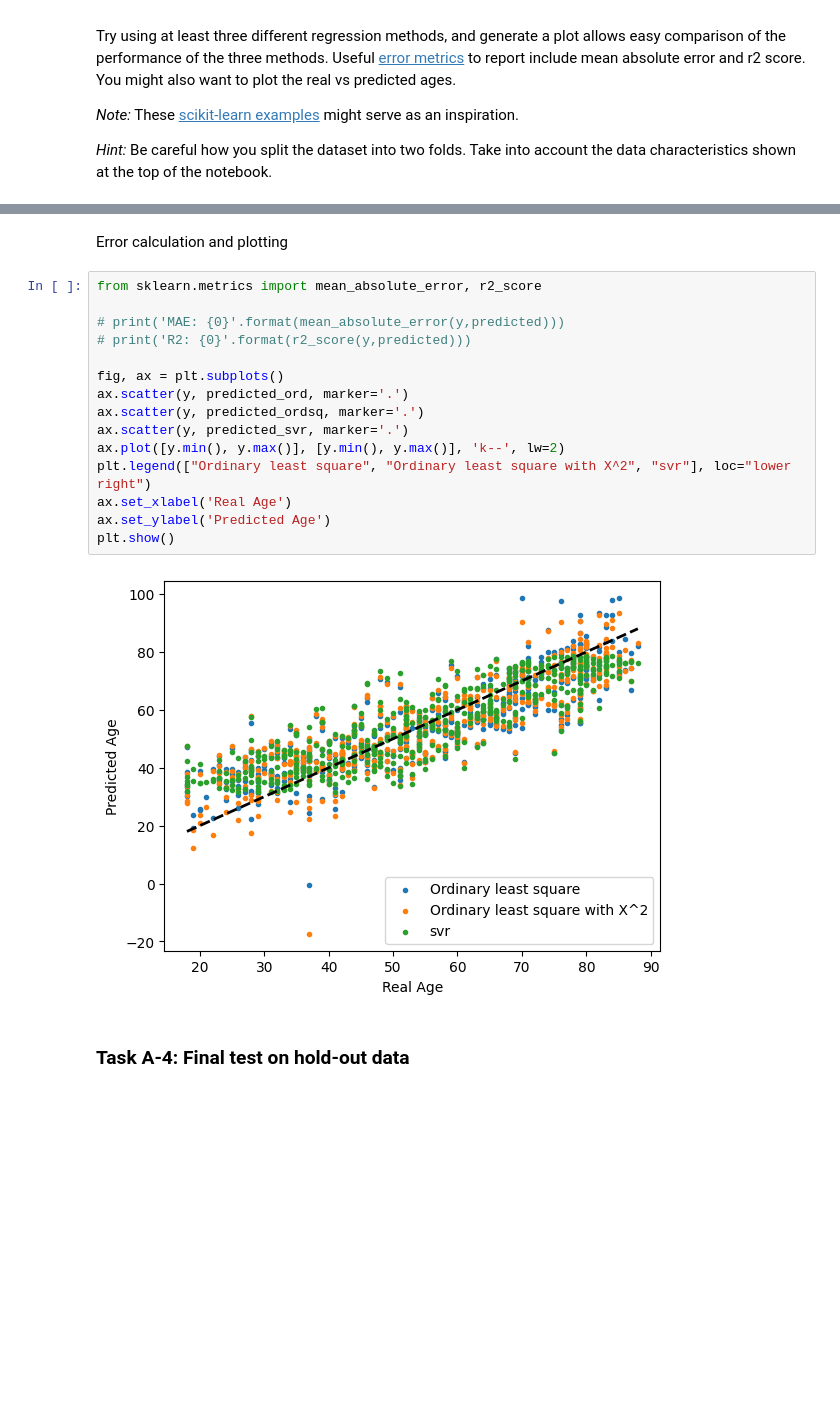
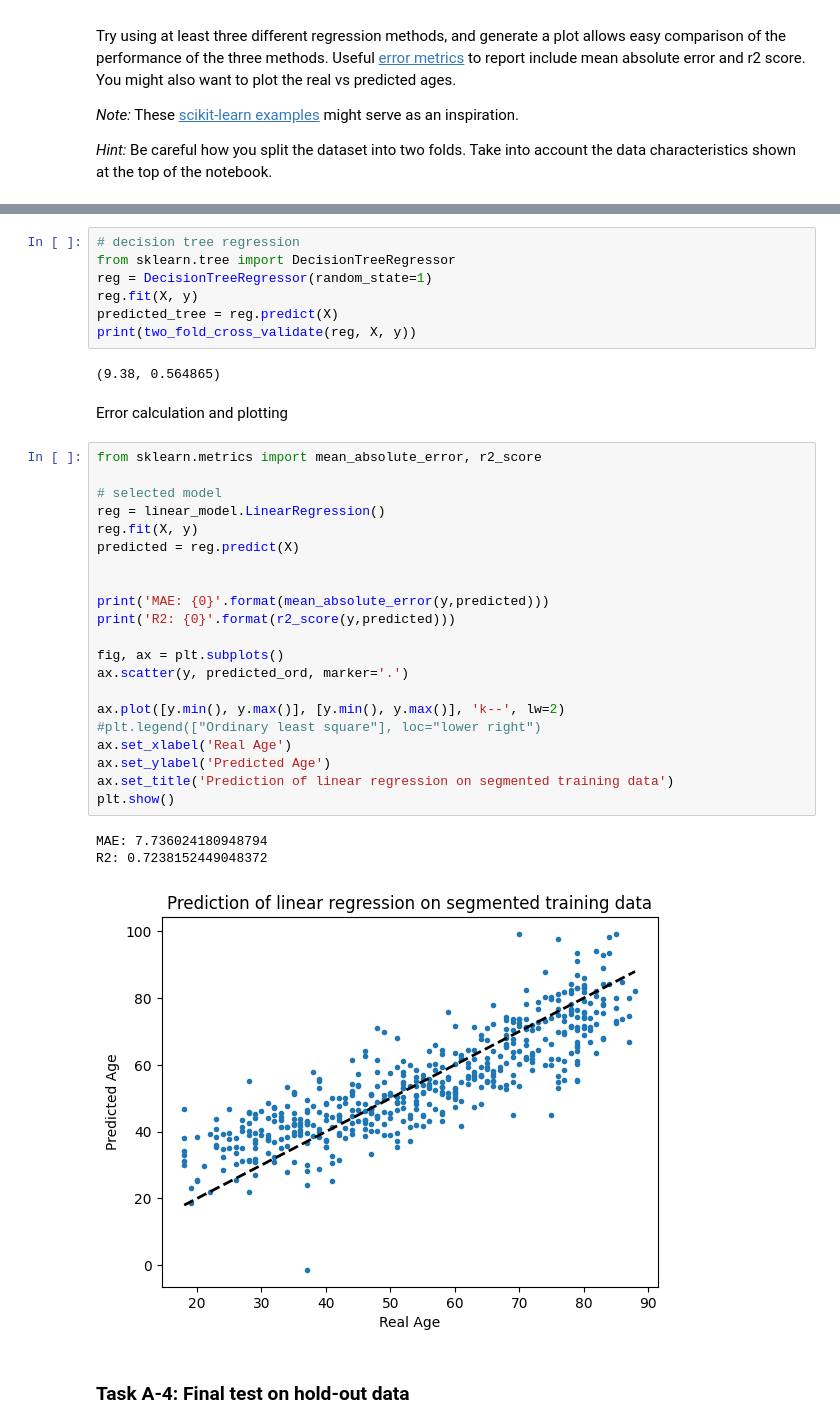
Before and after one commit to jdy22/ml_for_imaging, a Jupyter notebook: CW-Brain-Age-Regression.ipynb, the cells around one changed output, grey strips where cells are left out. Cells and saved outputs as stored; diff of their text form; blank space fills up the shorter version.

```diff
--- a/CW-Brain-Age-Regression.ipynb
+++ b/CW-Brain-Age-Regression.ipynb
@@ -876,22 +875,39 @@ print(two_fold_cross_validate(reg, X, np.ravel(y)))
+# %%
+# decision tree regression
+from sklearn.tree import DecisionTreeRegressor
+reg = DecisionTreeRegressor(random_state=1)
+reg.fit(X, y)
+predicted_tree = reg.predict(X)
+print(two_fold_cross_validate(reg, X, y))
+# %% [output]
+(9.38, 0.564865)
 # %% [markdown]
 Error calculation and plotting
 # %%
 from sklearn.metrics import mean_absolute_error, r2_score
 
-# print('MAE: {0}'.format(mean_absolute_error(y,predicted)))
-# print('R2: {0}'.format(r2_score(y,predicted)))
+# selected model
+reg = linear_model.LinearRegression()
+reg.fit(X, y)
+predicted = reg.predict(X)
+
+
+print('MAE: {0}'.format(mean_absolute_error(y,predicted)))
+print('R2: {0}'.format(r2_score(y,predicted)))
 
 fig, ax = plt.subplots()
 ax.scatter(y, predicted_ord, marker='.')
-ax.scatter(y, predicted_ordsq, marker='.')
-ax.scatter(y, predicted_svr, marker='.')
+
 ax.plot([y.min(), y.max()], [y.min(), y.max()], 'k--', lw=2)
-plt.legend(["Ordinary least square", "Ordinary least square with X^2", "svr"], loc="lower right")
+#plt.legend(["Ordinary least square"], loc="lower right")
 ax.set_xlabel('Real Age')
 ax.set_ylabel('Predicted Age')
+ax.set_title('Prediction of linear regression on segmented training data')
 plt.show()
 # %% [output]
+MAE: 7.736024180948794
+R2: 0.7238152449048372
-[figure, old version]
+[figure, new version]
 # %% [markdown]
 ### Task A-4: Final test on hold-out data
 # %% [markdown]
```
Also changed, not shown: parts of 16 cells of this notebook.
